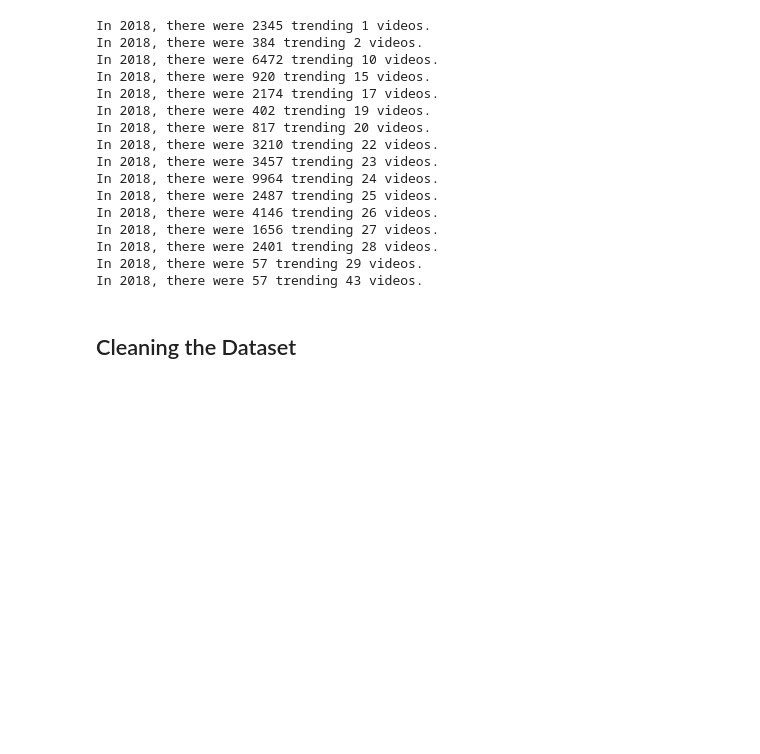
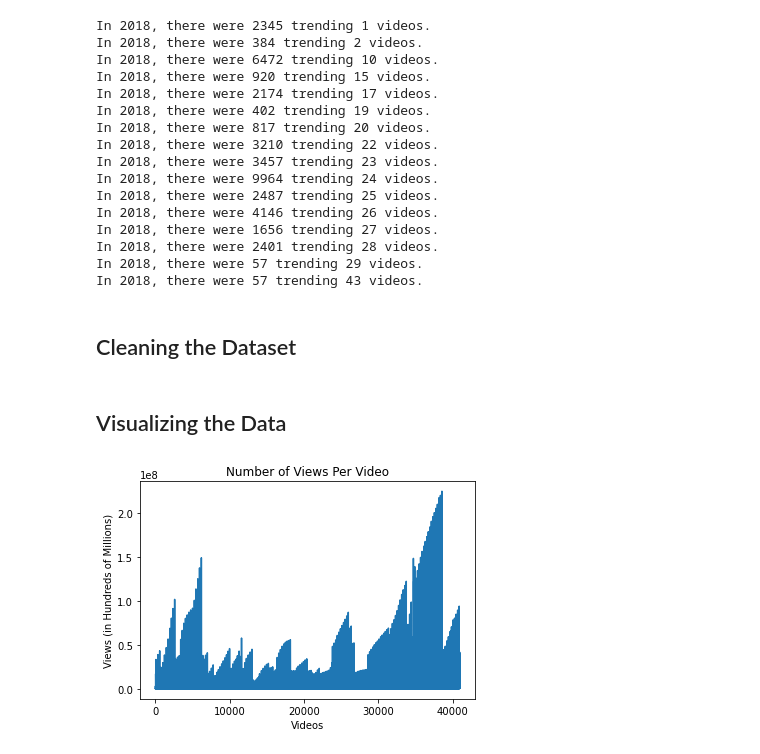
Before and after one commit to jenyintaylor/MLiP_Group, a Jupyter notebook: Lab 1/Lab1.ipynb, the cells around one changed output. Drawn from its saved outputs; the diff is of its cells as text; code cells hidden in the pictures; blank space fills up the shorter version.

Commit message:
visualizations

```diff
--- a/Lab 1/Lab1.ipynb
+++ b/Lab 1/Lab1.ipynb
@@ -102,3 +102,23 @@ In 2018, there were 57 trending 29 videos.
 In 2018, there were 57 trending 43 videos.
 # %% [markdown]
 ## Cleaning the Dataset
+# %% [markdown]
+## Visualizing the Data
+# %%
+# determine if number of views is most correlated with the success of a trending video
+
+import matplotlib.pyplot as plt
+
+# assign x values which represent each trending video
+x_values = []
+for x in range(40949):
+    x_values.append(x+1)
+
+plt.plot(x_values, df.views)
+plt.title('Number of Views Per Video')
+plt.xlabel('Videos')
+plt.ylabel('Views (in Hundreds of Millions)')
+
+plt.show()
+# %% [output]
+[figure, added]
```
Also changed, not shown: parts of 2 cells of this notebook.
